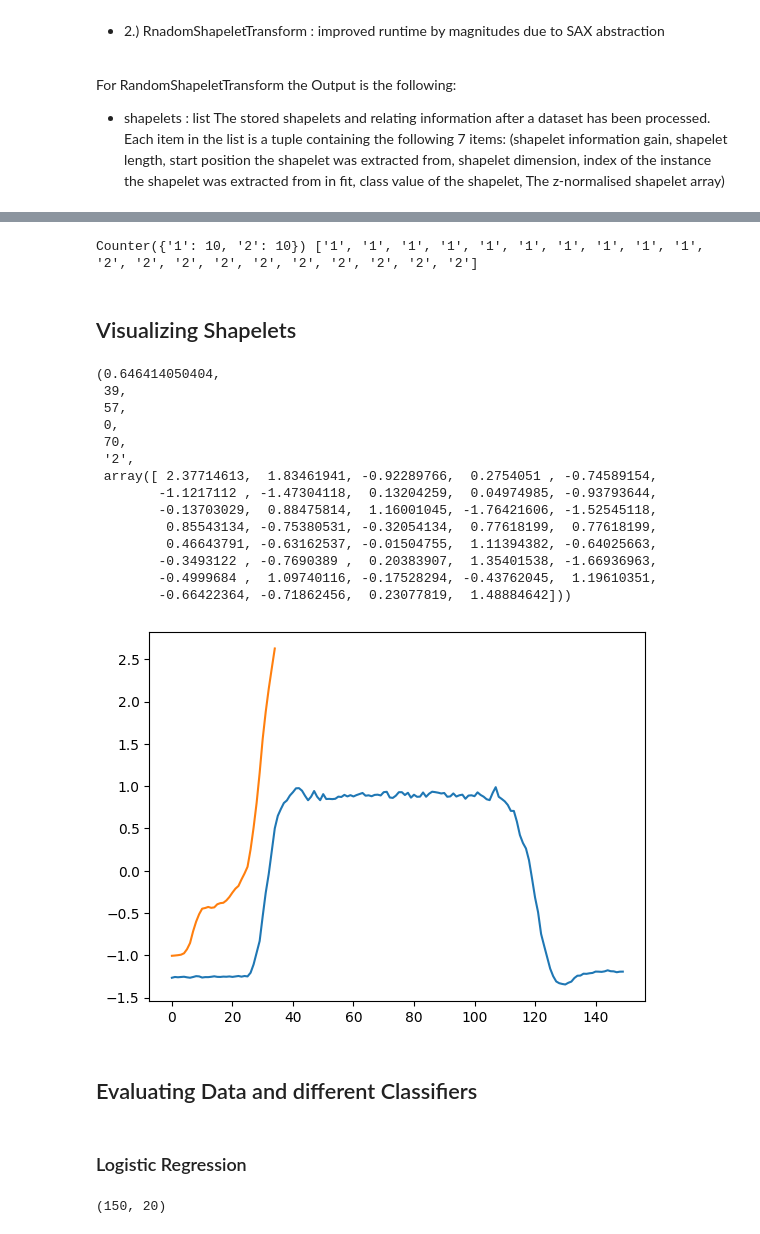
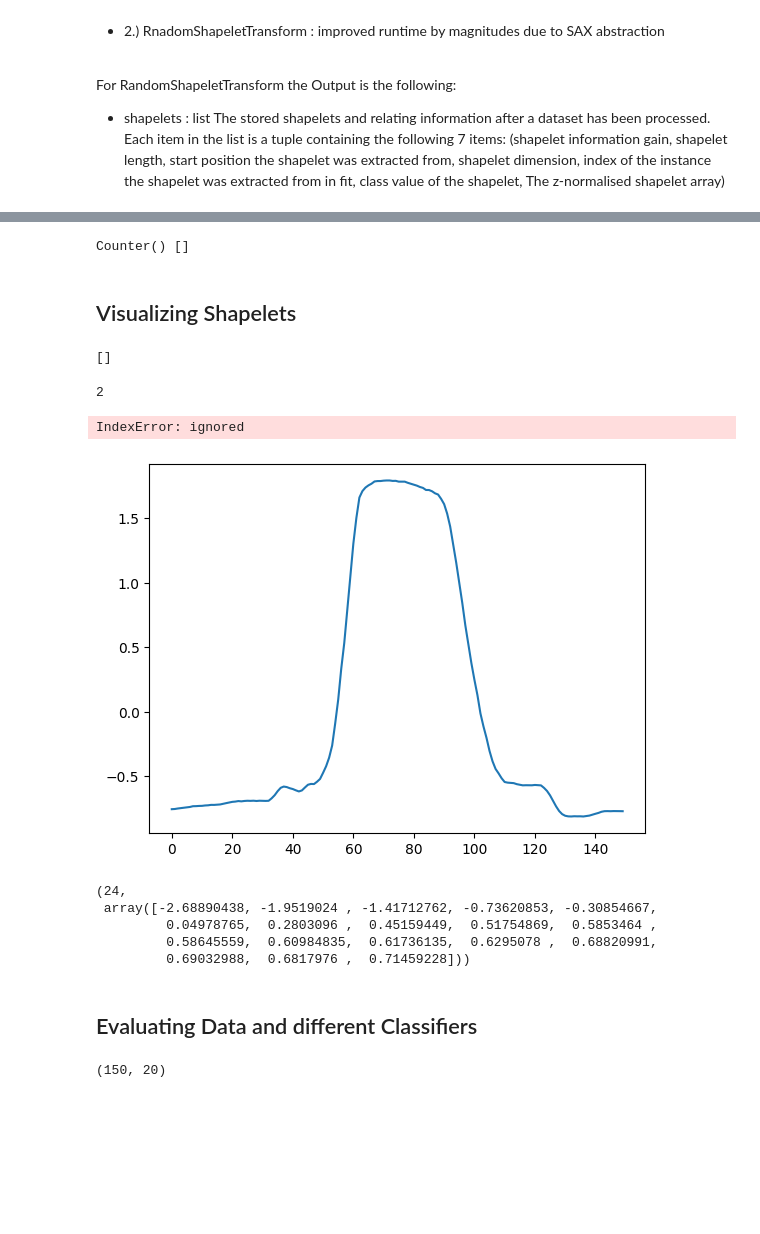
Before and after one commit to belaboe97/xai-shapelets, a Jupyter notebook: ShapeletTransform_SKTIME.ipynb, the cells around one changed output, grey strips where cells are left out. Saved outputs shown, nothing was run; the diff lists cells and outputs as text; code cells hidden in the pictures; blank space fills up the shorter version.

```diff
--- a/ShapeletTransform_SKTIME.ipynb
+++ b/ShapeletTransform_SKTIME.ipynb
@@ -54,16 +878,0 @@ shapelet_trsf.fit(X_train[:20], y_train[:20])
-# %%
-from sktime.classification.interval_based import TimeSeriesForestClassifier
-from sktime.datasets import load_gunpoint
-from sklearn.model_selection import train_test_split
-from sklearn.metrics import accuracy_score
-from sktime.transformations.panel.shapelet_transform import RandomShapeletTransform
-X, y = load_gunpoint()
-X_train, X_test, y_train, y_test = train_test_split(X, y)
-r_shapelet_trsf = RandomShapeletTransform(
-    remove_self_similar= True,
-    max_shapelets = 20,
-    max_shapelet_length = 40
-)
-r_shapelet_trsf.fit_transform(X_train, y_train)
-#y_pred = classifier.predict(X_test)
-#accuracy_score(y_test, y_pred)
@@ -84,5 +879,4 @@ r_shapelet_trsf.fit_transform(X_train, y_train)
 # %%
-
 import matplotlib.pyplot as plt
 import numpy as np
 from scipy import stats
@@ -121,10 +915,10 @@ ts = mms.fit_transform(ts)
 """
 
 #print(r_shapelet_trsf.shapelets)
-
-ss = 1
-ts = X_train.iloc[109].dim_0
-znormalised = stats.zscore(ts)
+#
+#ss = 1
+#ts = X_train.iloc[109].dim_0
+#znormalised = stats.zscore(ts)
 
 #print(r_shapelet_trsf.shapelets[ss])
 
@@ -149,39 +943,43 @@ for i in range(len(r_shapelet_trsf.shapelets)):
 
 print(Counter(c),c)
 # %% [output]
-Counter({'1': 10, '2': 10}) ['1', '1', '1', '1', '1', '1', '1', '1', '1', '1', '2', '2', '2', '2', '2', '2', '2', '2', '2', '2']
+Counter() []
 # %% [markdown]
 ## Visualizing Shapelets
+# %%
+r_shapelet_trsf.shapelets
+# %% [output]
+[]
 # %%
+import matplotlib.pyplot as plt
+
+
 for i in range(len(r_shapelet_trsf.shapelets)):
   pass
-  #plt.plot(r_shapelet_trsf.shapelets[i][6])
+# #plt.plot(r_shapelet_trsf.shapelets[i][6])
+shapelet = 0
+print(y_train[5])
+plt.plot(X_train.iloc[0].dim_0)
 
-plt.plot(X_train.iloc[58].dim_0)
-plt.plot(r_shapelet_trsf.shapelets[6][6])
-r_shapelet_trsf.shapelets[12]
+
+sp = lead_pad_shapelet(r_shapelet_trsf.shapelets[shapelet][6], r_shapelet_trsf.shapelets[shapelet][2])
+plt.plot(sp)
 # %% [output]
-(0.646414050404,
- 39,
- 57,
- 0,
- 70,
- '2',
- array([ 2.37714613,  1.83461941, -0.92289766,  0.2754051 , -0.74589154,
-        -1.1217112 , -1.47304118,  0.13204259,  0.04974985, -0.93793644,
-        -0.13703029,  0.88475814,  1.16001045, -1.76421606, -1.52545118,
-         0.85543134, -0.75380531, -0.32054134,  0.77618199,  0.77618199,
-         0.46643791, -0.63162537, -0.01504755,  1.11394382, -0.64025663,
-        -0.3493122 , -0.7690389 ,  0.20383907,  1.35401538, -1.66936963,
-        -0.4999684 ,  1.09740116, -0.17528294, -0.43762045,  1.19610351,
-        -0.66422364, -0.71862456,  0.23077819,  1.48884642]))
+2
+IndexError: ignored
-[figure, old version]
+[figure, new version]
+# %%
+r_shapelet_trsf.shapelets[shapelet][2],r_shapelet_trsf.shapelets[shapelet][6]
+# %% [output]
+(24,
+ array([-2.68890438, -1.9519024 , -1.41712762, -0.73620853, -0.30854667,
+         0.04978765,  0.2803096 ,  0.45159449,  0.51754869,  0.5853464 ,
+         0.58645559,  0.60984835,  0.61736135,  0.6295078 ,  0.68820991,
+         0.69032988,  0.6817976 ,  0.71459228]))
 # %% [markdown]
 ## Evaluating Data and different Classifiers
 # %%
 dist_data = r_shapelet_trsf.transform(X_train)
-# %% [markdown]
-### Logistic Regression
 # %%
 from sklearn.linear_model import LogisticRegression
 xx_train=np.array(dist_data)
```
Also changed, not shown: parts of 12 cells of this notebook, 2 other files.
